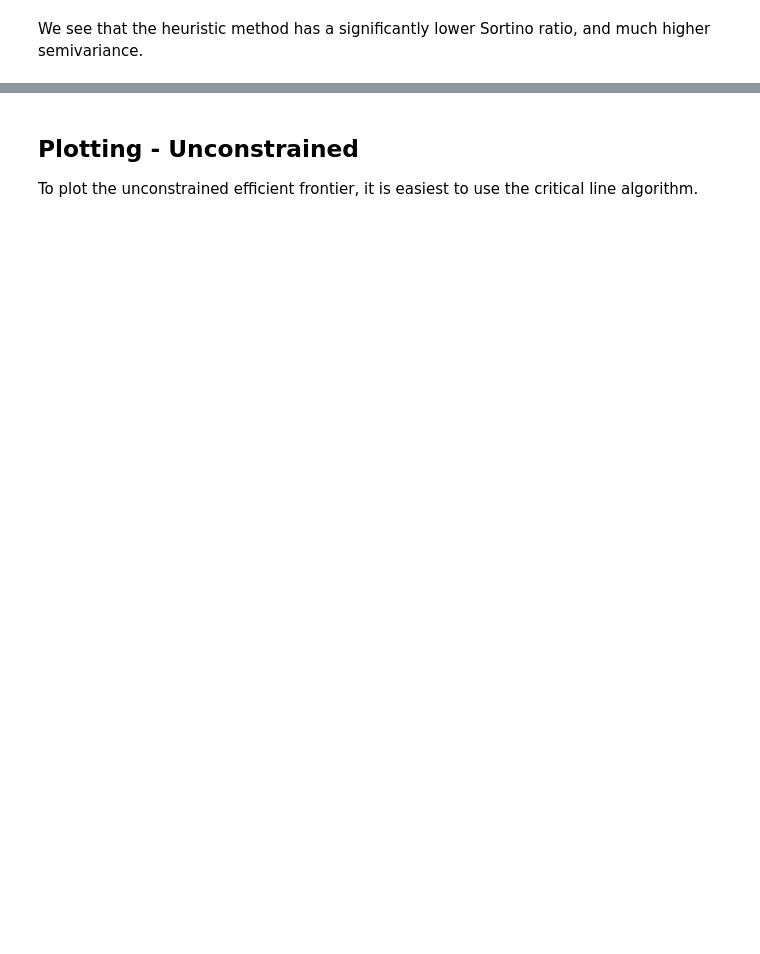
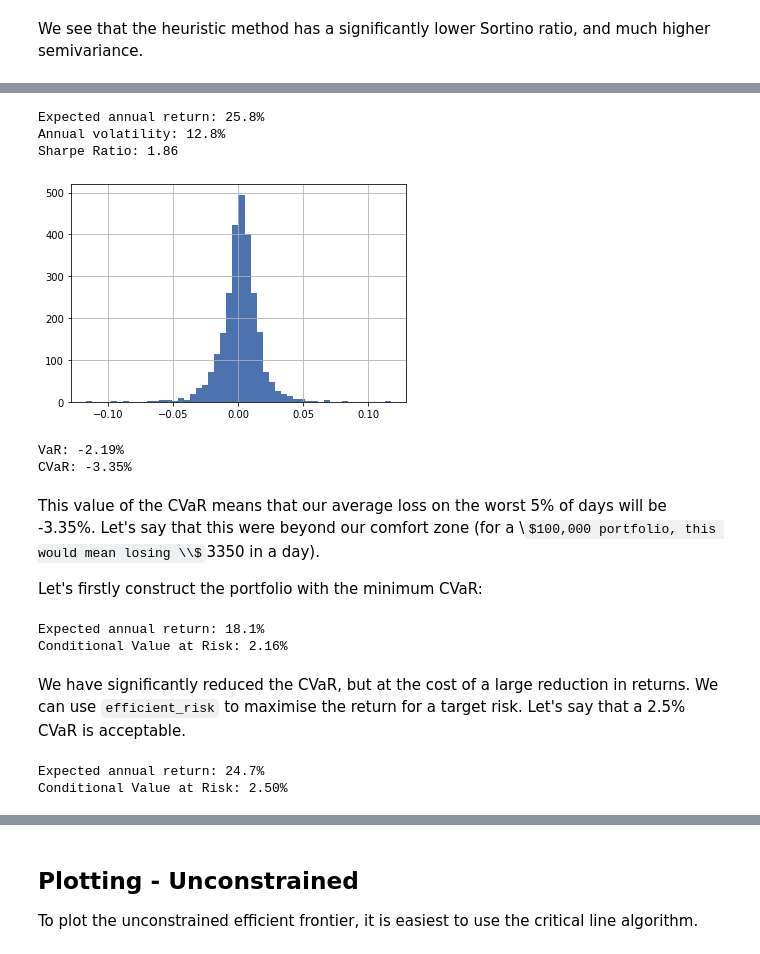
Before and after one commit to robertmartin8/PyPortfolioOpt, a Jupyter notebook: cookbook/2-Mean-Variance-Optimisation.ipynb, the cells around one changed output, grey strips where cells are left out. Cells and saved outputs as stored; diff of their text form; code cells hidden in the pictures; some formulas as TeX source; blank space fills up the shorter version.

```diff
--- a/cookbook/2-Mean-Variance-Optimisation.ipynb
+++ b/cookbook/2-Mean-Variance-Optimisation.ipynb
@@ -523,0 +534,3 @@ We see that the heuristic method has a significantly lower Sortino ratio, and mu
+# %%
+returns = expected_returns.returns_from_prices(prices).dropna()
+returns.head()
@@ -523,0 +545,48 @@ We see that the heuristic method has a significantly lower Sortino ratio, and mu
+# %%
+ef = EfficientFrontier(mu, S)
+ef.max_sharpe()
+weight_arr = ef.weights
+ef.portfolio_performance(verbose=True);
+# %% [output]
+Expected annual return: 25.8%
+Annual volatility: 12.8%
+Sharpe Ratio: 1.86
+# %%
+# Compute CVaR
+portfolio_rets = (returns * weight_arr).sum(axis=1)
+portfolio_rets.hist(bins=50);
+# %% [output]
+[figure, added]
+# %%
+# VaR
+var = portfolio_rets.quantile(0.05)
+cvar = portfolio_rets[portfolio_rets <= var].mean()
+print("VaR: {:.2f}%".format(100*var))
+print("CVaR: {:.2f}%".format(100*cvar))
+# %% [output]
+VaR: -2.19%
+CVaR: -3.35%
+# %% [markdown]
+This value of the CVaR means that our average loss on the worst 5% of days will be -3.35%. Let's say that this were beyond our comfort zone (for a \\$100,000 portfolio, this would mean losing \\$3350 in a day).
+
+Let's firstly construct the portfolio with the minimum CVaR:
+# %%
+from pypfopt import EfficientCVaR
+
+ec = EfficientCVaR(mu, returns)
+ec.min_cvar()
+ec.portfolio_performance(verbose=True);
+# %% [output]
+Expected annual return: 18.1%
+Conditional Value at Risk: 2.16%
+# %% [markdown]
+We have significantly reduced the CVaR, but at the cost of a large reduction in returns. We can use `efficient_risk` to maximise the return for a target risk. Let's say that a 2.5% CVaR is acceptable.
+# %%
+from pypfopt import EfficientCVaR
+
+ec = EfficientCVaR(mu, returns)
+ec.efficient_risk(target_cvar=0.025)
+ec.portfolio_performance(verbose=True);
+# %% [output]
+Expected annual return: 24.7%
+Conditional Value at Risk: 2.50%
```
Also changed, not shown: parts of 32 cells of this notebook, 1 other file.
